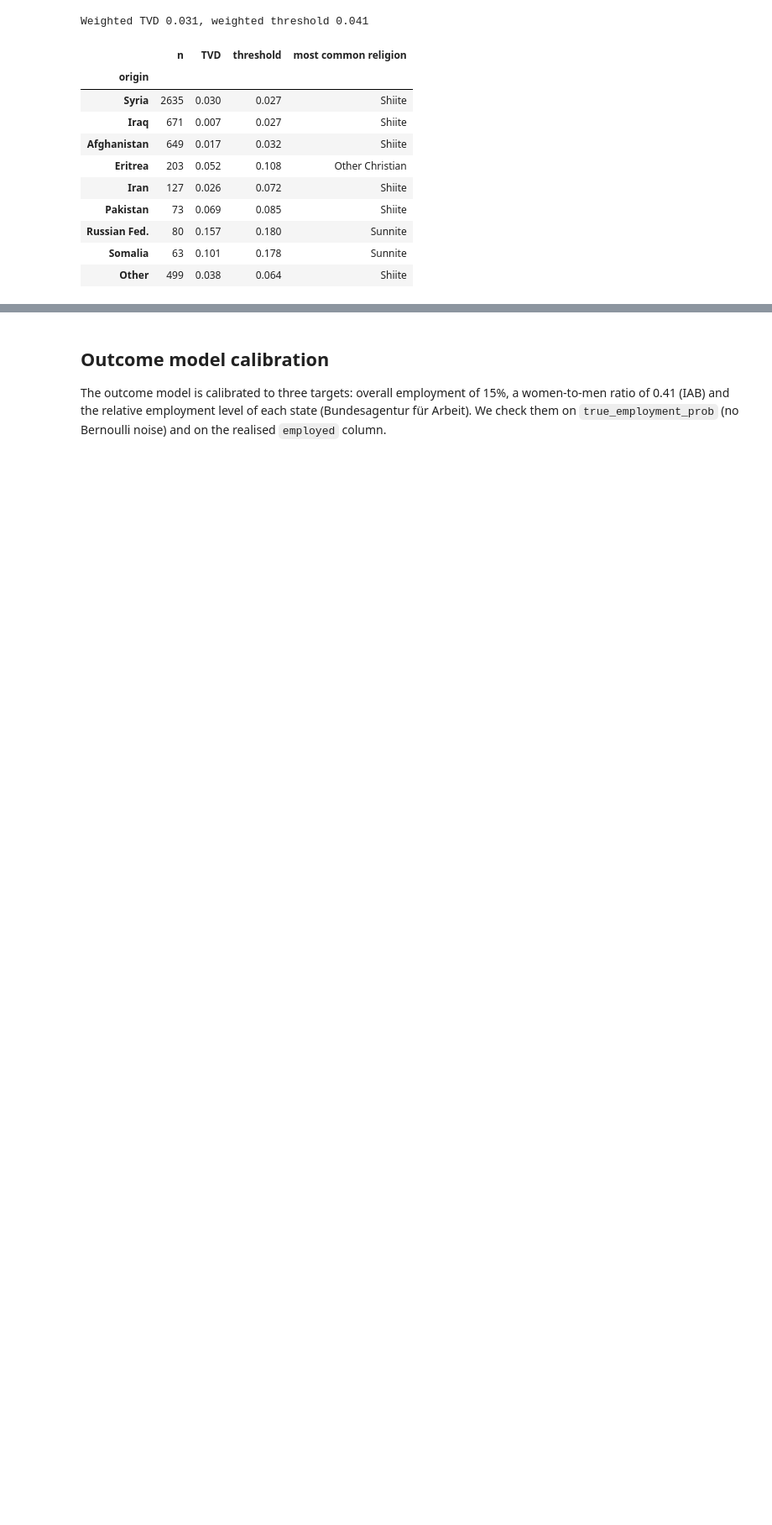
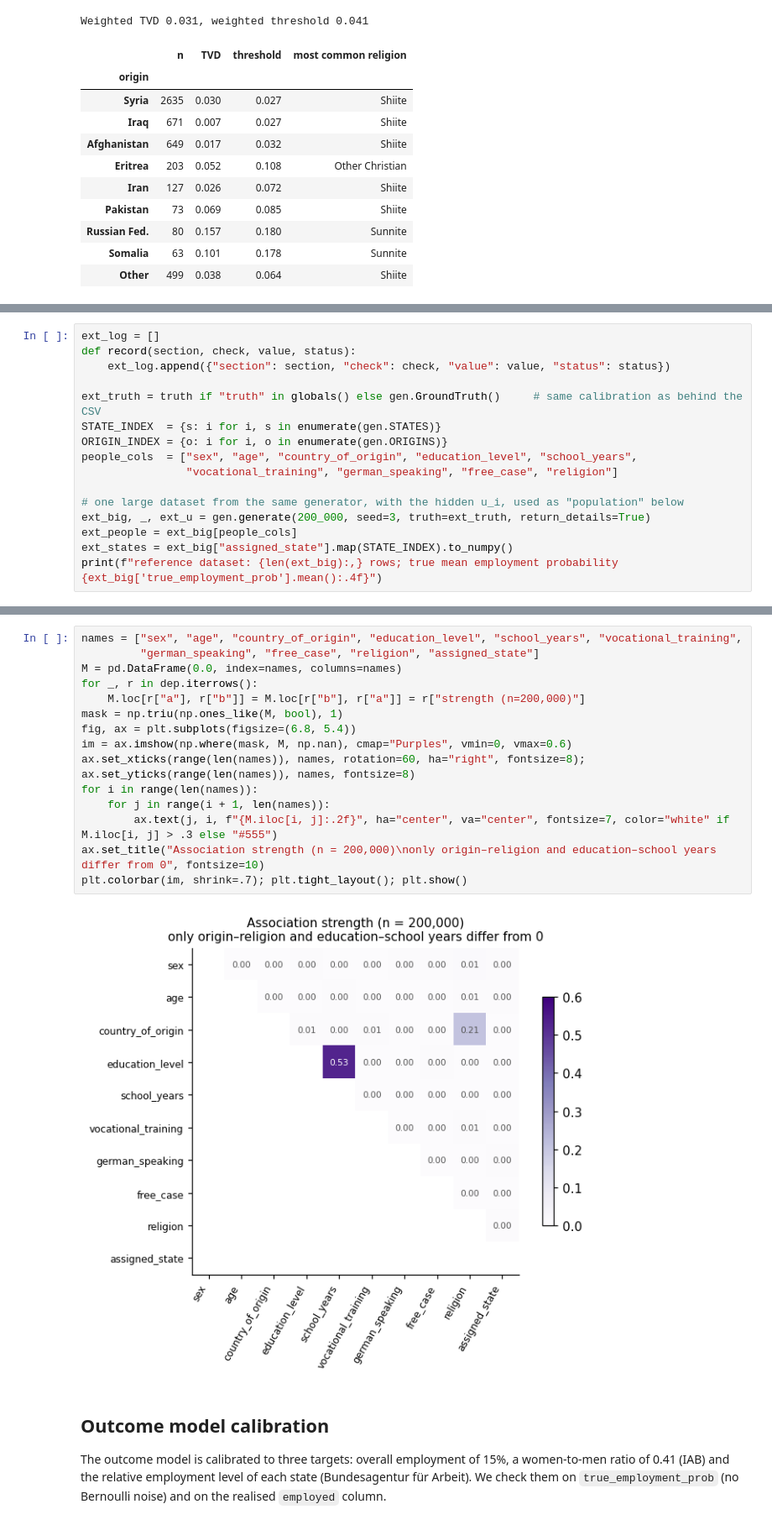
Before and after one commit to sofiykamanko/refugee_locating, a Jupyter notebook: notebooks/validate_synthetic_data.ipynb, the cells around one changed output, grey strips where cells are left out. Shown at 84% size. Drawn from its saved outputs; the diff is of its cells as text; blank space fills up the shorter version.

```diff
--- a/notebooks/validate_synthetic_data.ipynb
+++ b/notebooks/validate_synthetic_data.ipynb
@@ -205,0 +221,16 @@ Weighted TVD 0.031, weighted threshold 0.041
+# %%
+ext_log = []
+def record(section, check, value, status):
+    ext_log.append({"section": section, "check": check, "value": value, "status": status})
+
+ext_truth = truth if "truth" in globals() else gen.GroundTruth()     # same calibration as behind the CSV
+STATE_INDEX  = {s: i for i, s in enumerate(gen.STATES)}
+ORIGIN_INDEX = {o: i for i, o in enumerate(gen.ORIGINS)}
+people_cols  = ["sex", "age", "country_of_origin", "education_level", "school_years",
+                "vocational_training", "german_speaking", "free_case", "religion"]
+
+# one large dataset from the same generator, with the hidden u_i, used as "population" below
+ext_big, _, ext_u = gen.generate(200_000, seed=3, truth=ext_truth, return_details=True)
+ext_people = ext_big[people_cols]
+ext_states = ext_big["assigned_state"].map(STATE_INDEX).to_numpy()
+print(f"reference dataset: {len(ext_big):,} rows; true mean employment probability {ext_big['true_employment_prob'].mean():.4f}")
@@ -206,3 +289,20 @@ Weighted TVD 0.031, weighted threshold 0.041
+# %%
+names = ["sex", "age", "country_of_origin", "education_level", "school_years", "vocational_training",
+         "german_speaking", "free_case", "religion", "assigned_state"]
+M = pd.DataFrame(0.0, index=names, columns=names)
+for _, r in dep.iterrows():
+    M.loc[r["a"], r["b"]] = M.loc[r["b"], r["a"]] = r["strength (n=200,000)"]
+mask = np.triu(np.ones_like(M, bool), 1)
+fig, ax = plt.subplots(figsize=(6.8, 5.4))
+im = ax.imshow(np.where(mask, M, np.nan), cmap="Purples", vmin=0, vmax=0.6)
+ax.set_xticks(range(len(names)), names, rotation=60, ha="right", fontsize=8); ax.set_yticks(range(len(names)), names, fontsize=8)
+for i in range(len(names)):
+    for j in range(i + 1, len(names)):
+        ax.text(j, i, f"{M.iloc[i, j]:.2f}", ha="center", va="center", fontsize=7, color="white" if M.iloc[i, j] > .3 else "#555")
+ax.set_title("Association strength (n = 200,000)\nonly origin–religion and education–school years differ from 0", fontsize=10)
+plt.colorbar(im, shrink=.7); plt.tight_layout(); plt.show()
+# %% [output]
+[figure, added]
 # %% [markdown]
 ## Outcome model calibration
 
```
Also changed, not shown: parts of 14 cells of this notebook.
